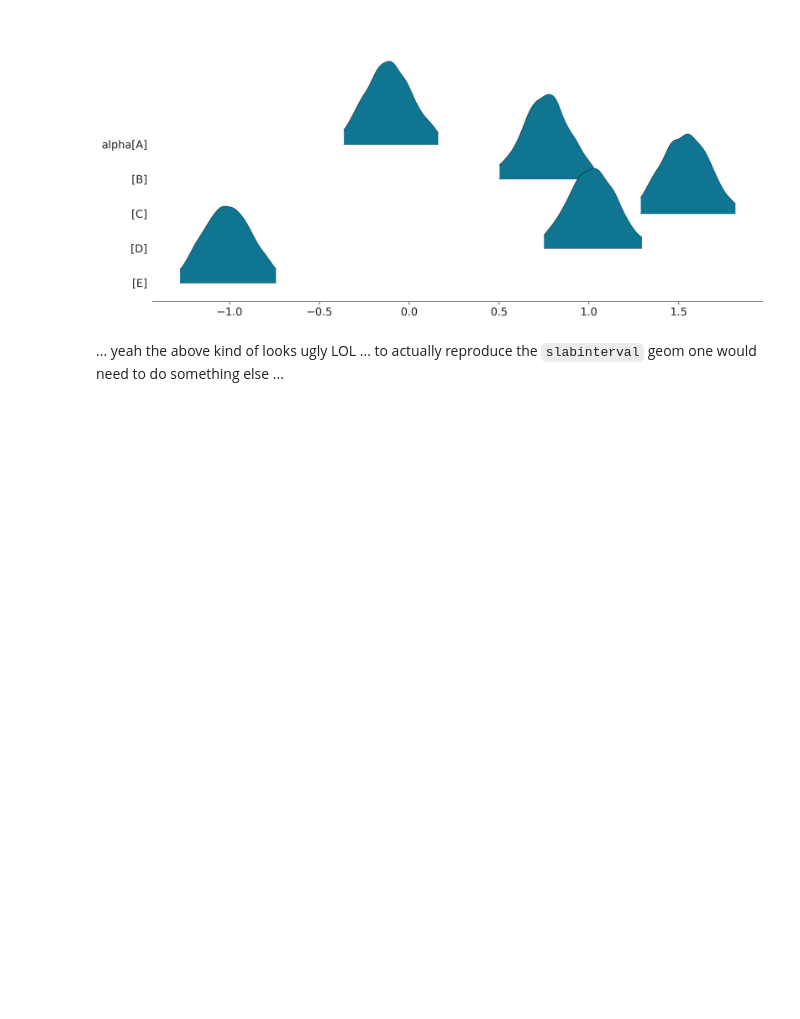
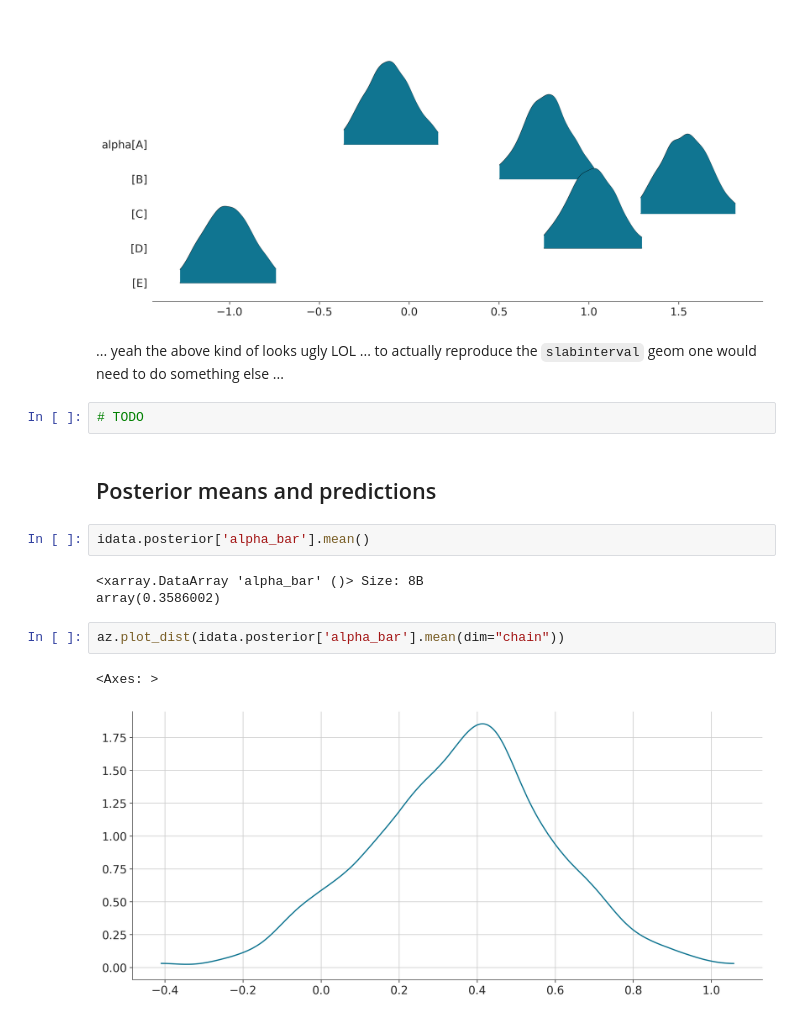
Before and after one commit to mika-long/mika-long.github.io, a Jupyter notebook: posts/pymc-plot/index.ipynb, the cells around one changed output. Drawn from its saved outputs; the diff is of its cells as text; blank space fills up the shorter version.

```diff
--- a/posts/pymc-plot/index.ipynb
+++ b/posts/pymc-plot/index.ipynb
@@ -160,3 +217,17 @@ array([<Axes: >], dtype=object)
 # %% [markdown]
 ... yeah the above kind of looks ugly LOL ...
 to actually reproduce the `slabinterval` geom one would need to do something else ...
+# %%
+# TODO
+# %% [markdown]
+## Posterior means and predictions
+# %%
+idata.posterior['alpha_bar'].mean()
+# %% [output]
+<xarray.DataArray 'alpha_bar' ()> Size: 8B
+array(0.3586002)
+# %%
+az.plot_dist(idata.posterior['alpha_bar'].mean(dim="chain"))
+# %% [output]
+<Axes: >
+[figure, added]
```
Also changed, not shown: parts of 15 cells of this notebook, 8 other files.
